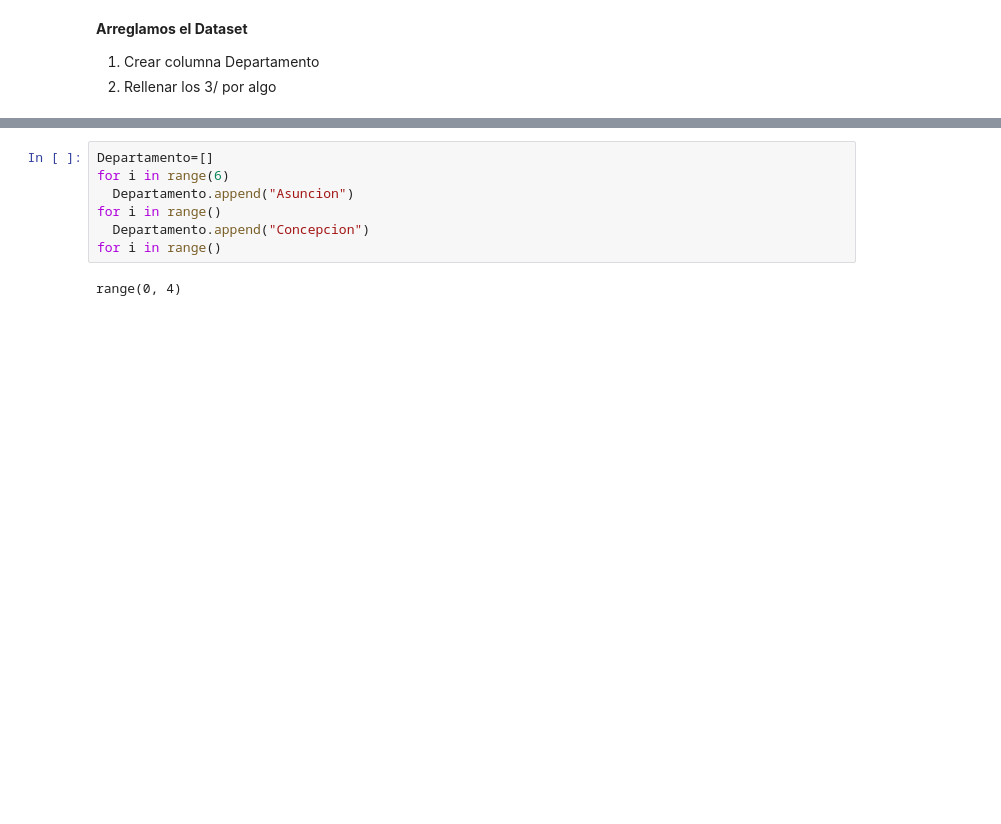
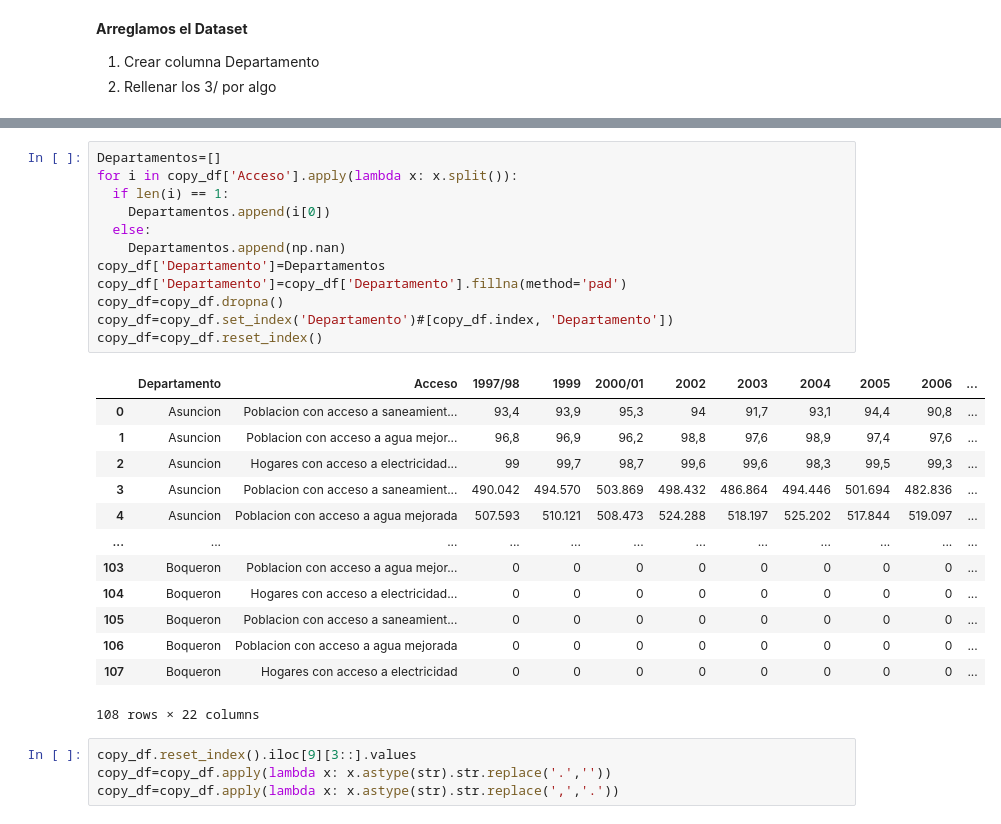
Before and after one commit to gmfv/Datasets, a Jupyter notebook: DatosArreglar_IA.ipynb, the cells around one changed output, grey strips where cells are left out. Saved outputs shown, nothing was run; the diff lists cells and outputs as text; blank space fills up the shorter version.

```diff
--- a/DatosArreglar_IA.ipynb
+++ b/DatosArreglar_IA.ipynb
@@ -46,9 +29,30 @@ copy_df
-# %%
-Departamento=[]
-for i in range(6)
-  Departamento.append("Asuncion")
-for i in range()
-  Departamento.append("Concepcion")
-for i in range()
-# %% [output]
-range(0, 4)
+# %%
+Departamentos=[]
+for i in copy_df['Acceso'].apply(lambda x: x.split()):
+  if len(i) == 1:
+    Departamentos.append(i[0])
+  else:
+    Departamentos.append(np.nan)
+copy_df['Departamento']=Departamentos
+copy_df['Departamento']=copy_df['Departamento'].fillna(method='pad')
+copy_df=copy_df.dropna()
+copy_df=copy_df.set_index('Departamento')#[copy_df.index, 'Departamento'])
+copy_df=copy_df.reset_index()
+# %% [output]
+|  | Departamento | Acceso | 1997/98 | 1999 | 2000/01 | 2002 | 2003 | 2004 | 2005 | 2006 | ... |
+| 0 | Asuncion | Poblacion con acceso a saneamient... | 93,4 | 93,9 | 95,3 | 94 | 91,7 | 93,1 | 94,4 | 90,8 | ... |
+| 1 | Asuncion | Poblacion con acceso a agua mejor... | 96,8 | 96,9 | 96,2 | 98,8 | 97,6 | 98,9 | 97,4 | 97,6 | ... |
+| 2 | Asuncion | Hogares con acceso a electricidad... | 99 | 99,7 | 98,7 | 99,6 | 99,6 | 98,3 | 99,5 | 99,3 | ... |
+| 3 | Asuncion | Poblacion con acceso a saneamient... | 490.042 | 494.570 | 503.869 | 498.432 | 486.864 | 494.446 | 501.694 | 482.836 | ... |
+| 4 | Asuncion | Poblacion con acceso a agua mejorada | 507.593 | 510.121 | 508.473 | 524.288 | 518.197 | 525.202 | 517.844 | 519.097 | ... |
+| ... | ... | ... | ... | ... | ... | ... | ... | ... | ... | ... | ... |
+| 103 | Boqueron | Poblacion con acceso a agua mejor... | 0 | 0 | 0 | 0 | 0 | 0 | 0 | 0 | ... |
+| 104 | Boqueron | Hogares con acceso a electricidad... | 0 | 0 | 0 | 0 | 0 | 0 | 0 | 0 | ... |
+| 105 | Boqueron | Poblacion con acceso a saneamient... | 0 | 0 | 0 | 0 | 0 | 0 | 0 | 0 | ... |
+| 106 | Boqueron | Poblacion con acceso a agua mejorada | 0 | 0 | 0 | 0 | 0 | 0 | 0 | 0 | ... |
+| 107 | Boqueron | Hogares con acceso a electricidad | 0 | 0 | 0 | 0 | 0 | 0 | 0 | 0 | ... |
+108 rows × 22 columns
+# %%
+copy_df.reset_index().iloc[9][3::].values
+copy_df=copy_df.apply(lambda x: x.astype(str).str.replace('.',''))
+copy_df=copy_df.apply(lambda x: x.astype(str).str.replace(',','.'))
```
Also changed, not shown: parts of 6 cells of this notebook.
